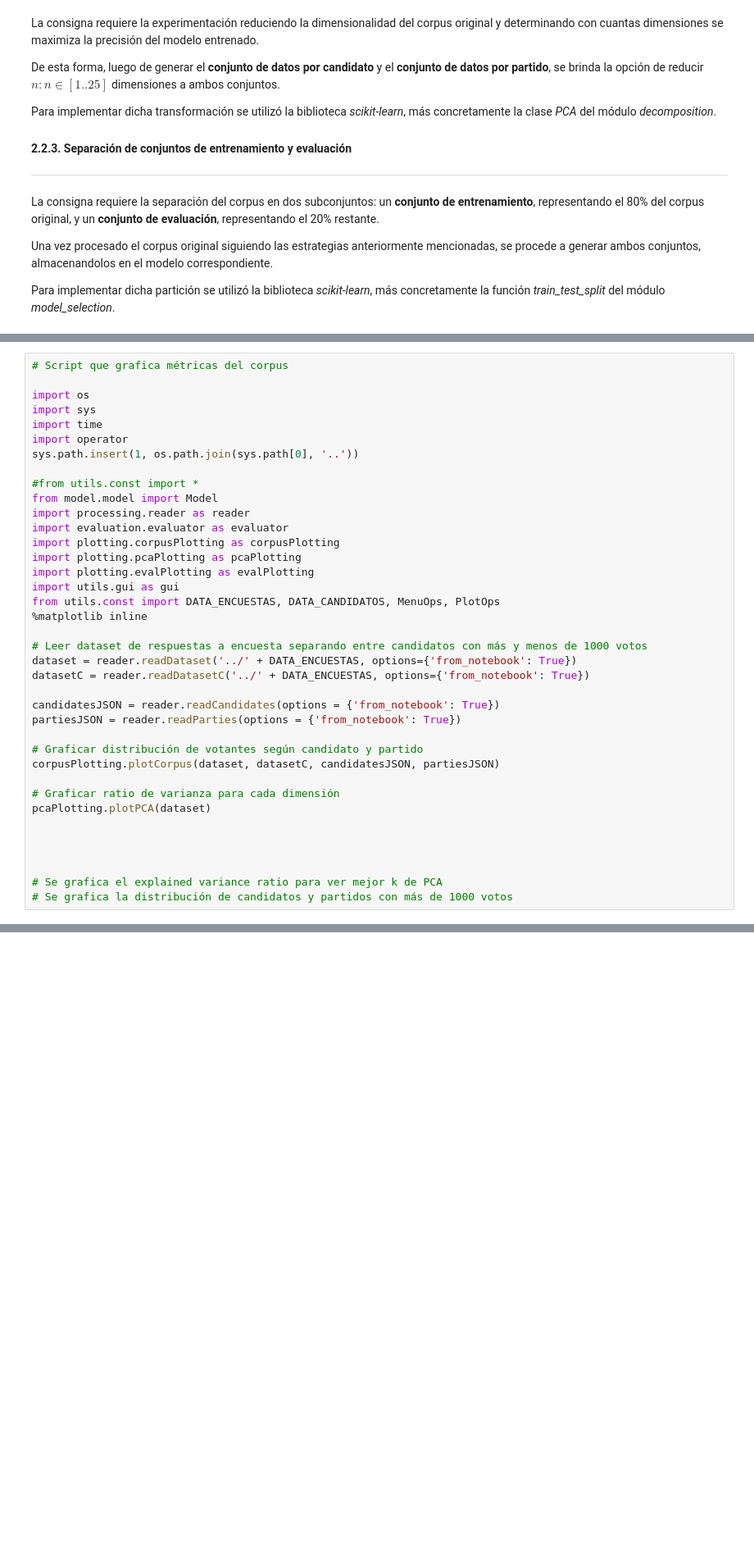
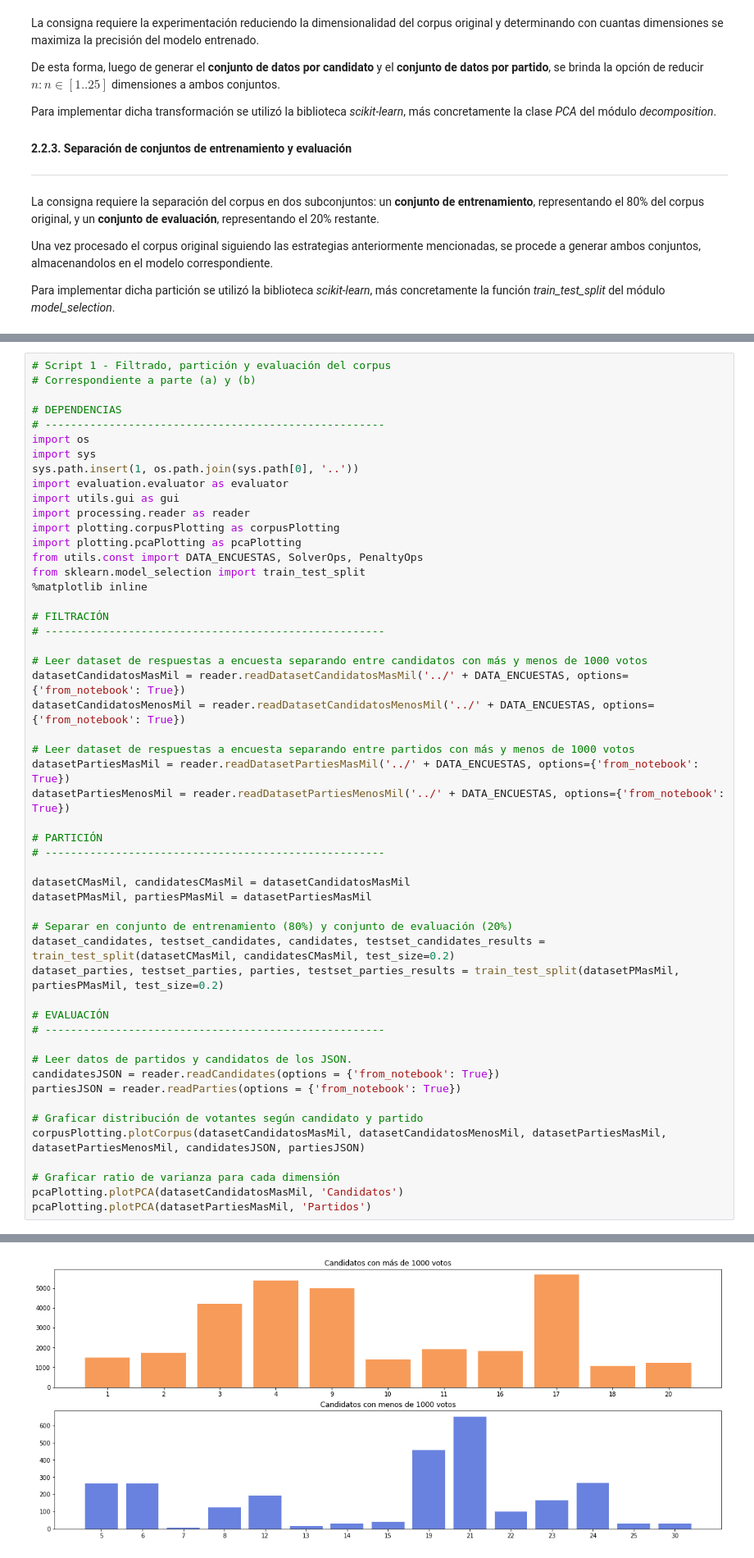
Before and after one commit to leanuy/aprendaut2019, a Jupyter notebook: lab5/ejercicio4/notebook/notebook.ipynb, the cells around one changed output, grey strips where cells are left out. Shown at 82% size. Saved outputs shown, nothing was run; the diff lists cells and outputs as text; blank space fills up the shorter version.

```diff
--- a/lab5/ejercicio4/notebook/notebook.ipynb
+++ b/lab5/ejercicio4/notebook/notebook.ipynb
@@ -312,40 +311,55 @@ A
 ***
 Aquí se va a monitorear cómo afecta al corpus el preprocesamiento realizado. Vamos a mostrar cómo de distribuyen los votos de cada candidato/partido separando entre aquellos con más de mil votantes y con menos de mil votantes. Y también vamos a monitorear el explained variance ratio luego de reducir dimensiones con PCA.
 # %%
-# Script que grafica métricas del corpus
+# Script 1 - Filtrado, partición y evaluación del corpus
+# Correspondiente a parte (a) y (b)
 
+# DEPENDENCIAS
+# -----------------------------------------------------
 import os
 import sys
-import time
-import operator
 sys.path.insert(1, os.path.join(sys.path[0], '..'))
-
-#from utils.const import *
-from model.model import Model
+import evaluation.evaluator as evaluator
+import utils.gui as gui
 import processing.reader as reader
-import evaluation.evaluator as evaluator
 import plotting.corpusPlotting as corpusPlotting
 import plotting.pcaPlotting as pcaPlotting
-import plotting.evalPlotting as evalPlotting
-import utils.gui as gui
-from utils.const import DATA_ENCUESTAS, DATA_CANDIDATOS, MenuOps, PlotOps
+from utils.const import DATA_ENCUESTAS, SolverOps, PenaltyOps
+from sklearn.model_selection import train_test_split
 %matplotlib inline
 
+# FILTRACIÓN
+# -----------------------------------------------------
+
 # Leer dataset de respuestas a encuesta separando entre candidatos con más y menos de 1000 votos
-dataset = reader.readDataset('../' + DATA_ENCUESTAS, options={'from_notebook': True})
-datasetC = reader.readDatasetC('../' + DATA_ENCUESTAS, options={'from_notebook': True})
+datasetCandidatosMasMil = reader.readDatasetCandidatosMasMil('../' + DATA_ENCUESTAS, options={'from_notebook': True})
+datasetCandidatosMenosMil = reader.readDatasetCandidatosMenosMil('../' + DATA_ENCUESTAS, options={'from_notebook': True})
 
+# Leer dataset de respuestas a encuesta separando entre partidos con más y menos de 1000 votos
+datasetPartiesMasMil = reader.readDatasetPartiesMasMil('../' + DATA_ENCUESTAS, options={'from_notebook': True})
+datasetPartiesMenosMil = reader.readDatasetPartiesMenosMil('../' + DATA_ENCUESTAS, options={'from_notebook': True})
+
+# PARTICIÓN
+# -----------------------------------------------------
+
+datasetCMasMil, candidatesCMasMil = datasetCandidatosMasMil
+datasetPMasMil, partiesPMasMil = datasetPartiesMasMil
+
+# Separar en conjunto de entrenamiento (80%) y conjunto de evaluación (20%)
+dataset_candidates, testset_candidates, candidates, testset_candidates_results = train_test_split(datasetCMasMil, candidatesCMasMil, test_size=0.2)
+dataset_parties, testset_parties, parties, testset_parties_results = train_test_split(datasetPMasMil, partiesPMasMil, test_size=0.2)
+
+# EVALUACIÓN
+# -----------------------------------------------------
+
+# Leer datos de partidos y candidatos de los JSON.
 candidatesJSON = reader.readCandidates(options = {'from_notebook': True})
 partiesJSON = reader.readParties(options = {'from_notebook': True})
 
 # Graficar distribución de votantes según candidato y partido
-corpusPlotting.plotCorpus(dataset, datasetC, candidatesJSON, partiesJSON)
+corpusPlotting.plotCorpus(datasetCandidatosMasMil, datasetCandidatosMenosMil, datasetPartiesMasMil, datasetPartiesMenosMil, candidatesJSON, partiesJSON)
 
 # Graficar ratio de varianza para cada dimensión
-pcaPlotting.plotPCA(dataset)
-
-
-
-
-# Se grafica el explained variance ratio para ver mejor k de PCA
-# Se grafica la distribución de candidatos y partidos con más de 1000 votos
+pcaPlotting.plotPCA(datasetCandidatosMasMil, 'Candidatos')
+pcaPlotting.plotPCA(datasetPartiesMasMil, 'Partidos')
+# %% [output]
@@ -351,0 +383 @@ pcaPlotting.plotPCA(dataset)
+[figure, added]
```
Also changed, not shown: parts of 10 cells of this notebook.
